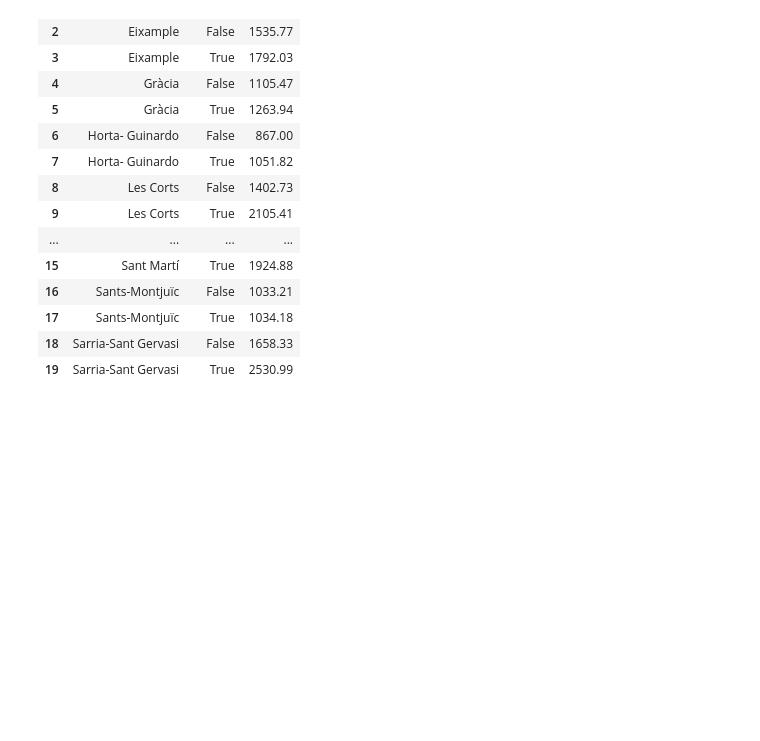
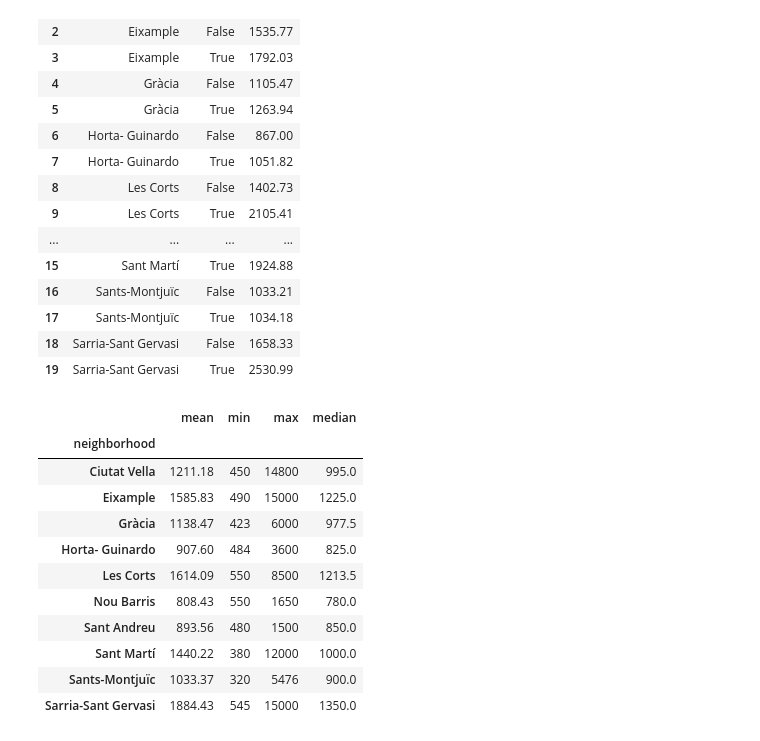
Before and after one commit to arantafall/housing_BCN, a Jupyter notebook: housin_nueva_data.ipynb, the cells around one changed output. Saved outputs shown, nothing was run; the diff lists cells and outputs as text; code cells hidden in the pictures; blank space fills up the shorter version.

Commit message:
Precio promedio y distribución de precios por barrio

```diff
--- a/housin_nueva_data.ipynb
+++ b/housin_nueva_data.ipynb
@@ -520,3 +520,20 @@ variacion = data.groupby(['neighborhood', 'terrace'])['price'].mean().reset_inde
 | 17 | Sants-Montjuïc | True | 1034.18 |
 | 18 | Sarria-Sant Gervasi | False | 1658.33 |
 | 19 | Sarria-Sant Gervasi | True | 2530.99 |
+# %%
+#Precio promedio y distribución de precios por barrio
+price_stats = data.groupby('neighborhood')['price'].agg(['mean', 'min', 'max', 'median']).round(2)
+(price_stats)
+# %% [output]
+|  | mean | min | max | median |
+| neighborhood |  |  |  |  |
+| Ciutat Vella | 1211.18 | 450 | 14800 | 995.0 |
+| Eixample | 1585.83 | 490 | 15000 | 1225.0 |
+| Gràcia | 1138.47 | 423 | 6000 | 977.5 |
+| Horta- Guinardo | 907.60 | 484 | 3600 | 825.0 |
+| Les Corts | 1614.09 | 550 | 8500 | 1213.5 |
+| Nou Barris | 808.43 | 550 | 1650 | 780.0 |
+| Sant Andreu | 893.56 | 480 | 1500 | 850.0 |
+| Sant Martí | 1440.22 | 380 | 12000 | 1000.0 |
+| Sants-Montjuïc | 1033.37 | 320 | 5476 | 900.0 |
+| Sarria-Sant Gervasi | 1884.43 | 545 | 15000 | 1350.0 |
```
Also changed, not shown: parts of 3 cells of this notebook, 2 other files.
